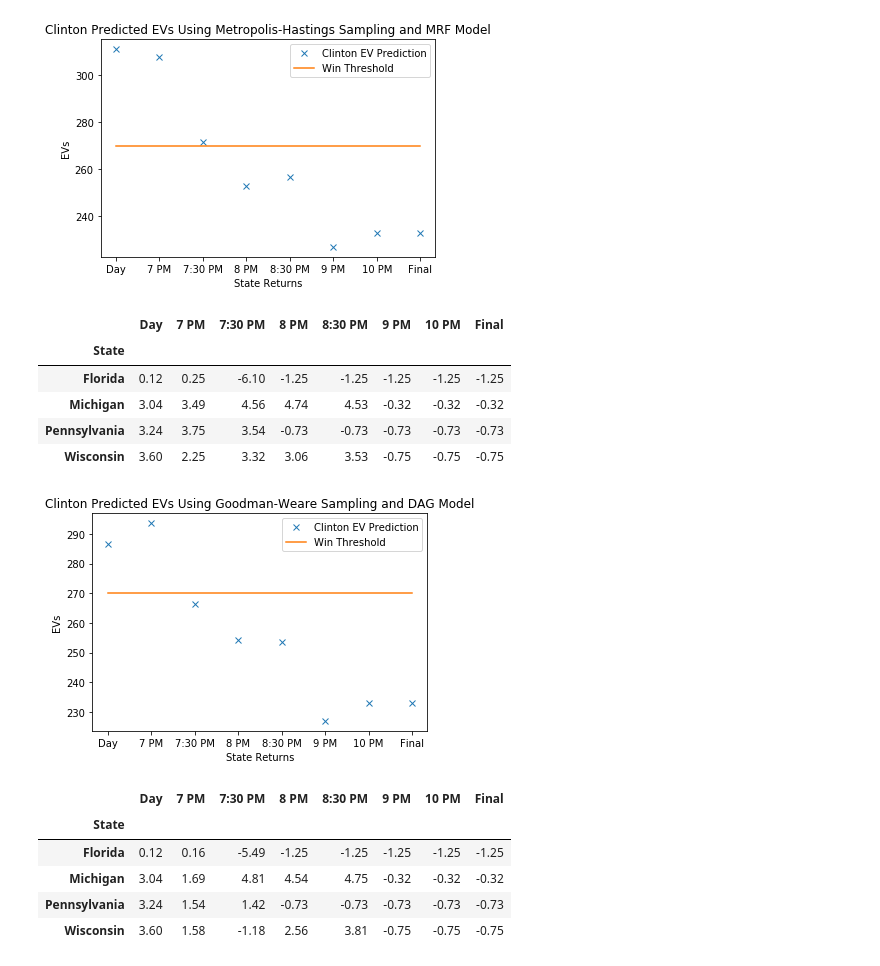
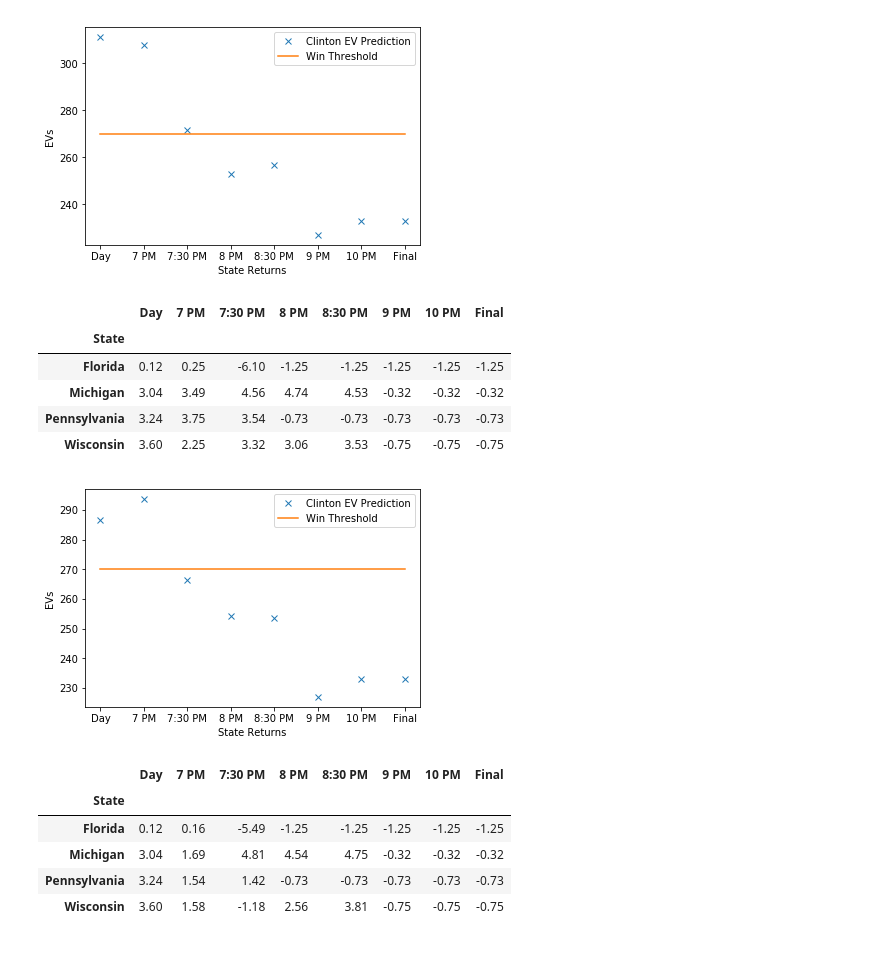
Before and after one commit to lucas-rosen1/finalproject, a Jupyter notebook: Explore.ipynb, the cells around one changed output. Cells and saved outputs as stored; diff of their text form; code cells hidden in the pictures.

```diff
--- a/Explore.ipynb
+++ b/Explore.ipynb
@@ -46,30 +45,29 @@ frame
 # %%
 #MRF MH
 swings = [starts]
 ecs = []
 times = ['Day','7 PM','7:30 PM','8 PM','8:30 PM','9 PM','10 PM','Final']
 for st in ['6.5','7.0','7.5','8.0','8.5','9.0','10.0','13.0']:
     with open('data/mrf_MH_{}.pkl'.format(st), 'rb') as f:
         swing, ec = pickle.load(f)
         ecs.append(ec)
         if st=='6.5':
             continue
         swings.append(((swing-.5)*200).round(2))
 
 plt.plot(times,ecs,'x', label = 'Clinton EV Prediction')
 plt.plot(times,np.ones(8)*270,label='Win Threshold')
 plt.xlabel('State Returns')
 plt.ylabel('EVs')
-plt.title('Clinton Predicted EVs Using Metropolis-Hastings Sampling and MRF Model')
 plt.legend()
 plt.show()
 
 frame = pd.DataFrame(swings).T
 frame.columns = times
 frame.index.name='State'
 frame
 # %% [output]
-[figure, old version]
+[figure, new version]
 |  | Day | 7 PM | 7:30 PM | 8 PM | 8:30 PM | 9 PM | 10 PM | Final |
 | State |  |  |  |  |  |  |  |  |
 | Florida | 0.12 | 0.25 | -6.10 | -1.25 | -1.25 | -1.25 | -1.25 | -1.25 |
@@ -93,7 +91,6 @@ plt.plot(times,ecs,'x', label = 'Clinton EV Prediction')
 plt.plot(times,np.ones(8)*270,label='Win Threshold')
 plt.xlabel('State Returns')
 plt.ylabel('EVs')
-plt.title('Clinton Predicted EVs Using Goodman-Weare Sampling and DAG Model')
 plt.legend()
 plt.show()
 
@@ -102,7 +99,7 @@ frame.columns = times
 frame.index.name='State'
 frame
 # %% [output]
-[figure, old version]
+[figure, new version]
 |  | Day | 7 PM | 7:30 PM | 8 PM | 8:30 PM | 9 PM | 10 PM | Final |
 | State |  |  |  |  |  |  |  |  |
 | Florida | 0.12 | 0.16 | -5.49 | -1.25 | -1.25 | -1.25 | -1.25 | -1.25 |
```
Also changed, not shown: parts of 2 cells of this notebook, 1 other file.
